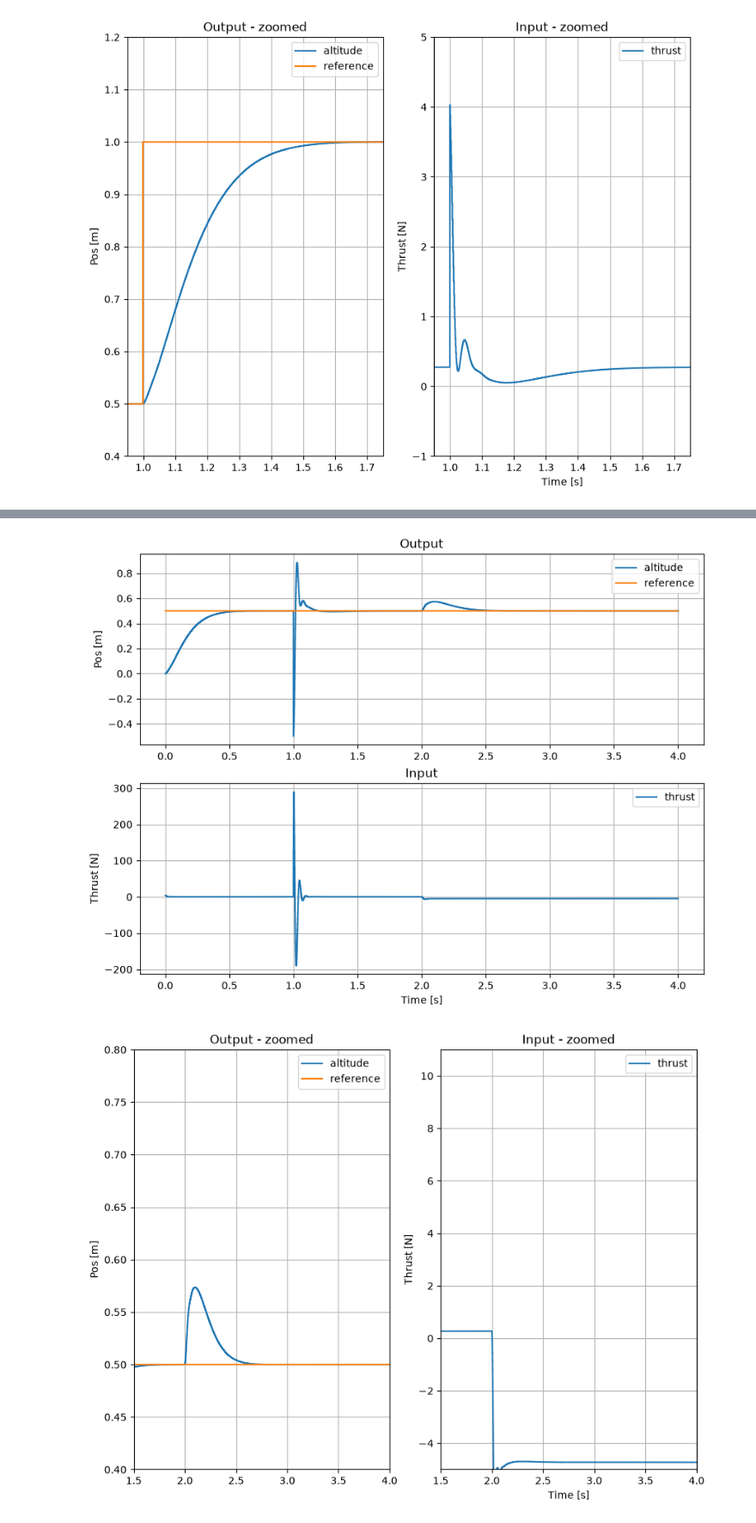
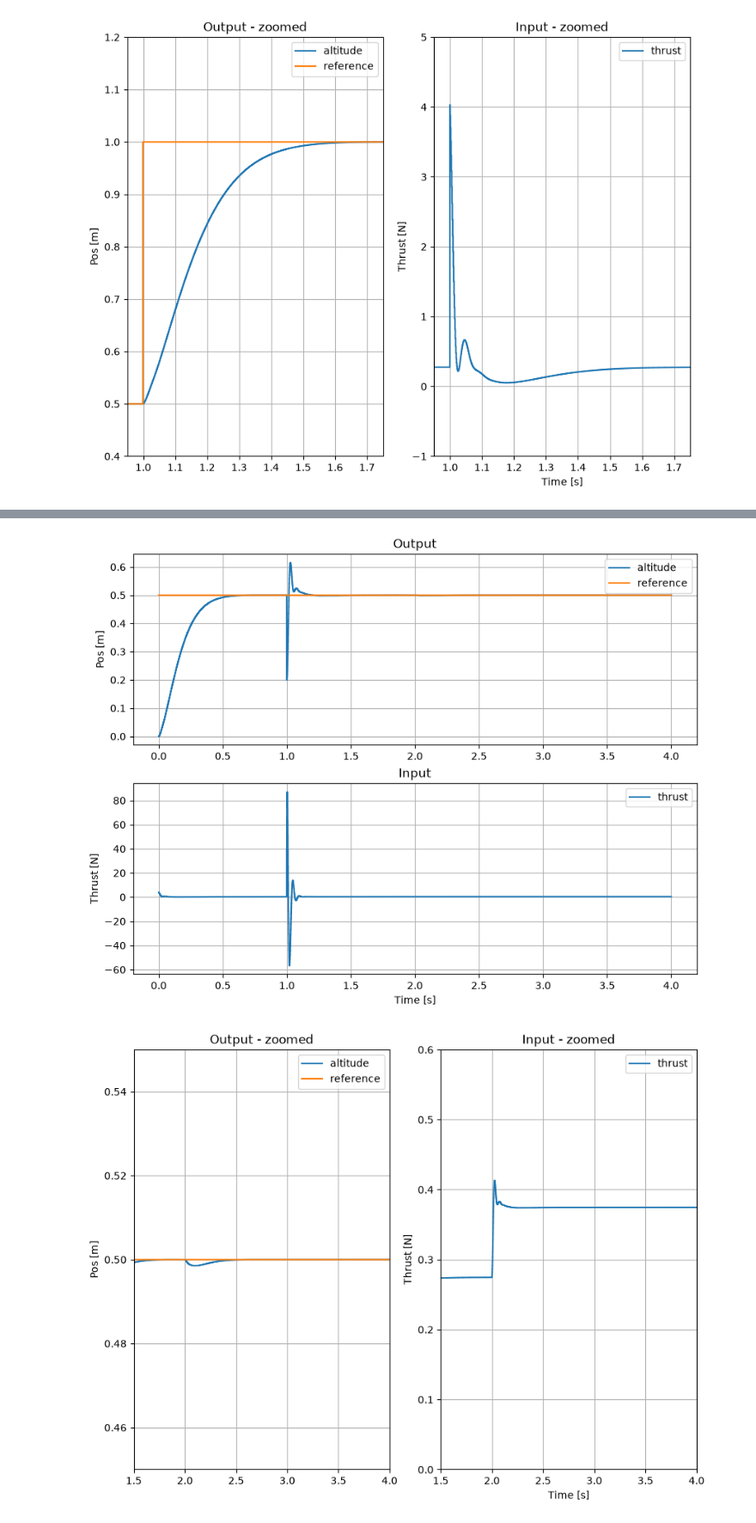
Before and after one commit to onguntoglu/pyadrc, a Jupyter notebook: docs/notebooks/quadcopter_basic.ipynb, the cells around one changed output, grey strips where cells are left out. Shown at 86% size. Drawn from its saved outputs; the diff is of its cells as text; code cells hidden in the pictures.

```diff
--- a/docs/notebooks/quadcopter_basic.ipynb
+++ b/docs/notebooks/quadcopter_basic.ipynb
@@ -234,11 +236,11 @@ r = 0.5
 t = np.linspace(0, delta*sample, sample+1)
 
 while counter <= sample:
-    d = 5 if counter >= 2000 else 0  # input disturbance
+    if counter == 1000:
+        quad.pos -= 0.3  # gust pushes the drone down
+    d = -0.1 if counter >= 2000 else 0  # thrust loss, unknown to ADRC
 
     y = quad(u + d)
-    if counter >= 1000:
-        y -= 1
     u = adrc(y, u, r, False)
 
     counter += 1
@@ -255,34 +257,34 @@ plt.title('Output')
 plt.legend()
 plt.grid()
 
 plt.subplot(2, 1, 2)
 plt.plot(t, _u, ds='steps', label='thrust')
 plt.legend()
 plt.title('Input')
 plt.ylabel('Thrust [N]')
 plt.xlabel('Time [s]')
 plt.grid()
 
 plt.figure()
 plt.subplot(1, 2, 1)
 plt.plot(t, _y, ds='steps', label='altitude')
 plt.plot(t, _setpoint, ds='steps', label='reference')
 plt.ylabel('Pos [m]')
 plt.title('Output - zoomed')
 plt.xlim([1.5, 4])
-plt.ylim([0.4, 0.8])
+plt.ylim([0.45, 0.55])
 plt.legend()
 plt.grid()
 
 plt.subplot(1, 2, 2)
 plt.plot(t, _u, ds='steps', label='thrust')
 plt.legend()
 plt.title('Input - zoomed')
 plt.ylabel('Thrust [N]')
 plt.xlabel('Time [s]')
 plt.xlim([1.5, 4])
-plt.ylim([-5, 11])
+plt.ylim([0, 0.6])
 plt.grid()
 # %% [output]
-[figure, old version]
+[figure, new version]
-[figure, old version]
+[figure, new version]
```
Also changed, not shown: parts of 5 cells of this notebook.
